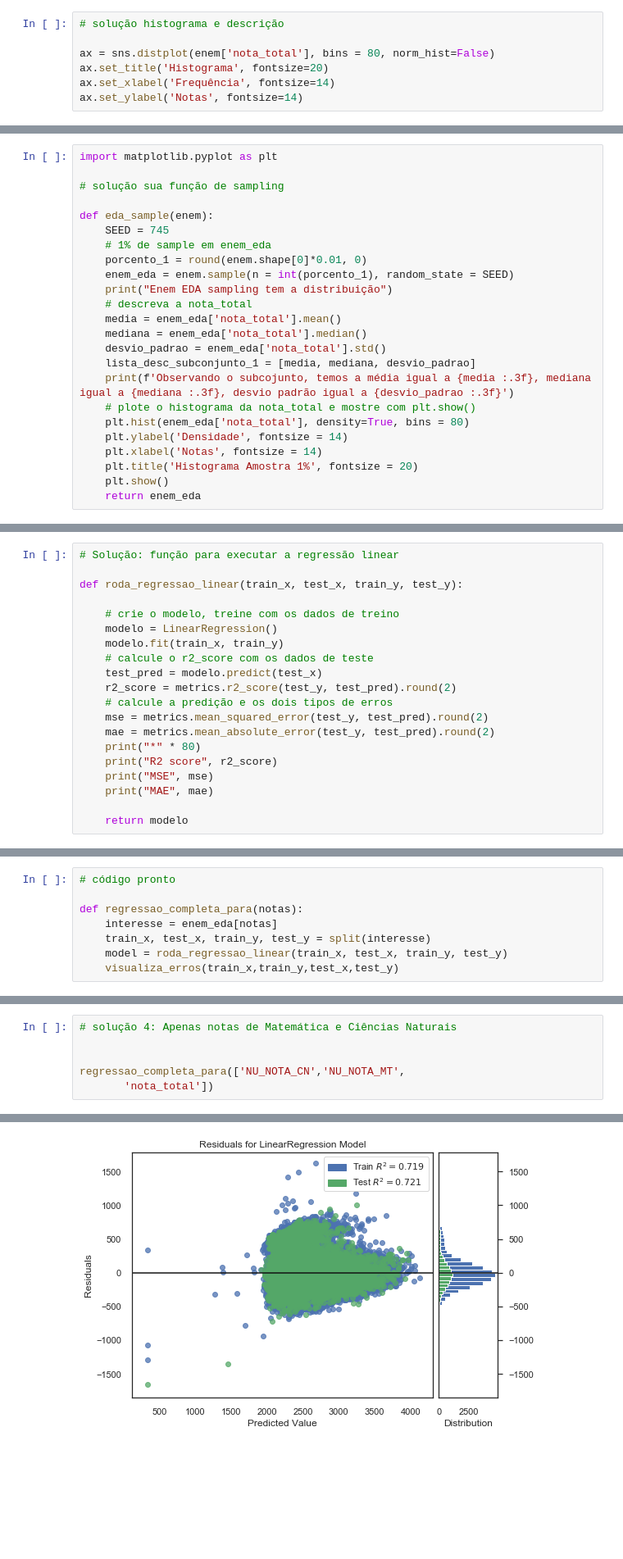
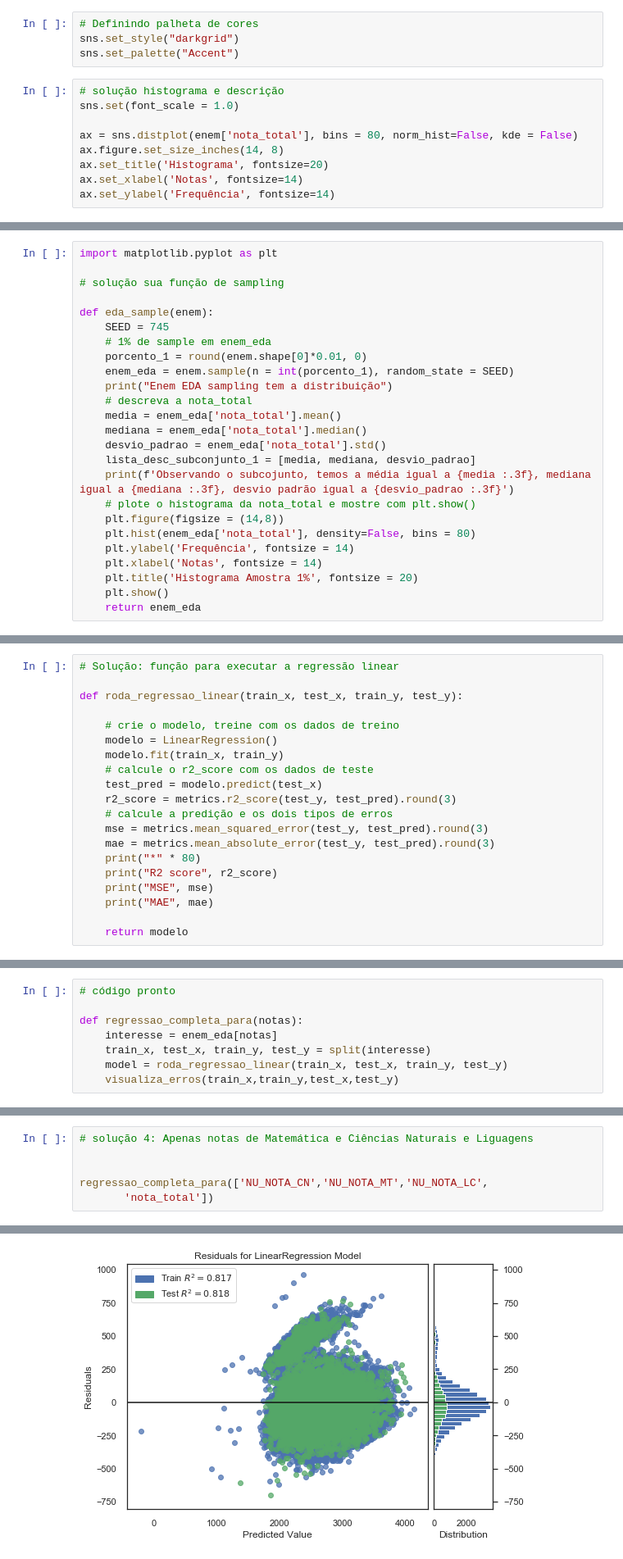
Before and after one commit to AndreMTolentino/Formacao_ML_Alura, a Jupyter notebook: Formação Machine Learning - Projeto Alura.ipynb, the cells around one changed output, grey strips where cells are left out. Shown at 82% size. Drawn from its saved outputs; the diff is of its cells as text; blank space fills up the shorter version.

```diff
--- a/Formação Machine Learning - Projeto Alura.ipynb
+++ b/Formação Machine Learning - Projeto Alura.ipynb
@@ -235,11 +228,17 @@ enem.sort_values(by = 'nota_total', ascending = False)['nota_total'][0:5]
 1370537   4211.500
 167096    4209.900
 Name: nota_total, dtype: float64
+# %%
+# Definindo palheta de cores
+sns.set_style("darkgrid")
+sns.set_palette("Accent")
 # %%
 # solução histograma e descrição
+sns.set(font_scale = 1.0)
 
-ax = sns.distplot(enem['nota_total'], bins = 80, norm_hist=False)
+ax = sns.distplot(enem['nota_total'], bins = 80, norm_hist=False, kde = False)
+ax.figure.set_size_inches(14, 8)
 ax.set_title('Histograma', fontsize=20)
-ax.set_xlabel('Frequência', fontsize=14)
-ax.set_ylabel('Notas', fontsize=14)
+ax.set_xlabel('Notas', fontsize=14)
+ax.set_ylabel('Frequência', fontsize=14)
 # %% [output]
@@ -283,8 +282,9 @@ def eda_sample(enem):
     lista_desc_subconjunto_1 = [media, mediana, desvio_padrao]
     print(f'Observando o subcojunto, temos a média igual a {media :.3f}, mediana igual a {mediana :.3f}, desvio padrão igual a {desvio_padrao :.3f}')
     # plote o histograma da nota_total e mostre com plt.show()
-    plt.hist(enem_eda['nota_total'], density=True, bins = 80)
-    plt.ylabel('Densidade', fontsize = 14)
+    plt.figure(figsize = (14,8))
+    plt.hist(enem_eda['nota_total'], density=False, bins = 80)
+    plt.ylabel('Frequência', fontsize = 14)
     plt.xlabel('Notas', fontsize = 14)
     plt.title('Histograma Amostra 1%', fontsize = 20)
     plt.show()
@@ -452,10 +463,10 @@ def roda_regressao_linear(train_x, test_x, train_y, test_y):
     modelo.fit(train_x, train_y)
     # calcule o r2_score com os dados de teste
     test_pred = modelo.predict(test_x)
-    r2_score = metrics.r2_score(test_y, test_pred).round(2)
+    r2_score = metrics.r2_score(test_y, test_pred).round(3)
     # calcule a predição e os dois tipos de erros
-    mse = metrics.mean_squared_error(test_y, test_pred).round(2)
-    mae = metrics.mean_absolute_error(test_y, test_pred).round(2)
+    mse = metrics.mean_squared_error(test_y, test_pred).round(3)
+    mae = metrics.mean_absolute_error(test_y, test_pred).round(3)
     print("*" * 80)
     print("R2 score", r2_score)
     print("MSE", mse)
@@ -622,10 +672,10 @@ MAE 109.36
 [figure]
 [figure]
 # %%
-# solução 4: Apenas notas de Matemática e Ciências Naturais
+# solução 4: Apenas notas de Matemática e Ciências Naturais e Liguagens
 
 
-regressao_completa_para(['NU_NOTA_CN','NU_NOTA_MT',
+regressao_completa_para(['NU_NOTA_CN','NU_NOTA_MT','NU_NOTA_LC',
        'nota_total'])
 # %% [output]
 ********************************************************************************
@@ -642,2 +692,2 @@ MAE 157.26
-[figure, old version]
+[figure, new version]
 # %%
```
Also changed, not shown: parts of 53 cells of this notebook.
